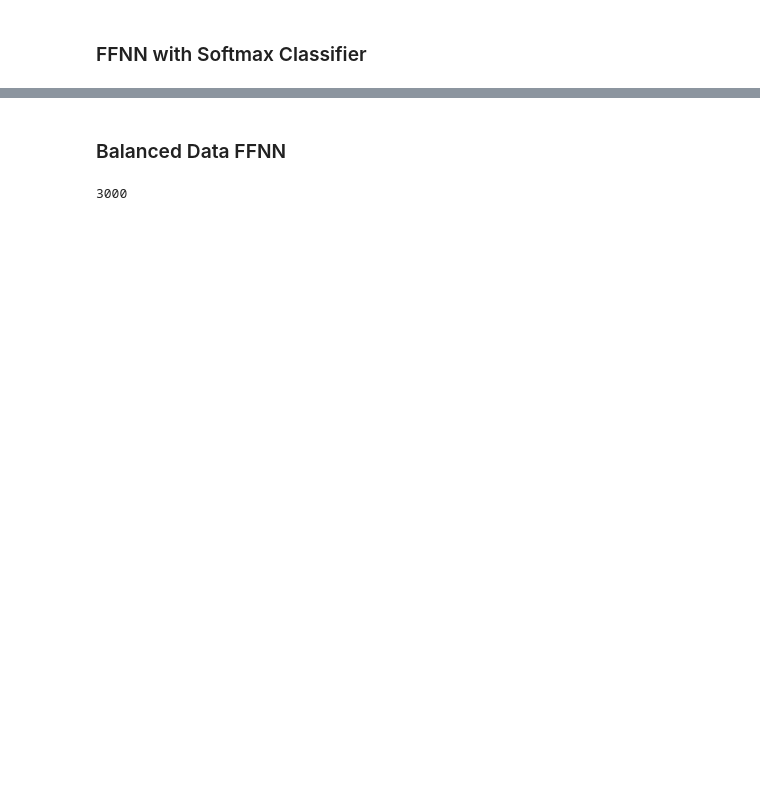
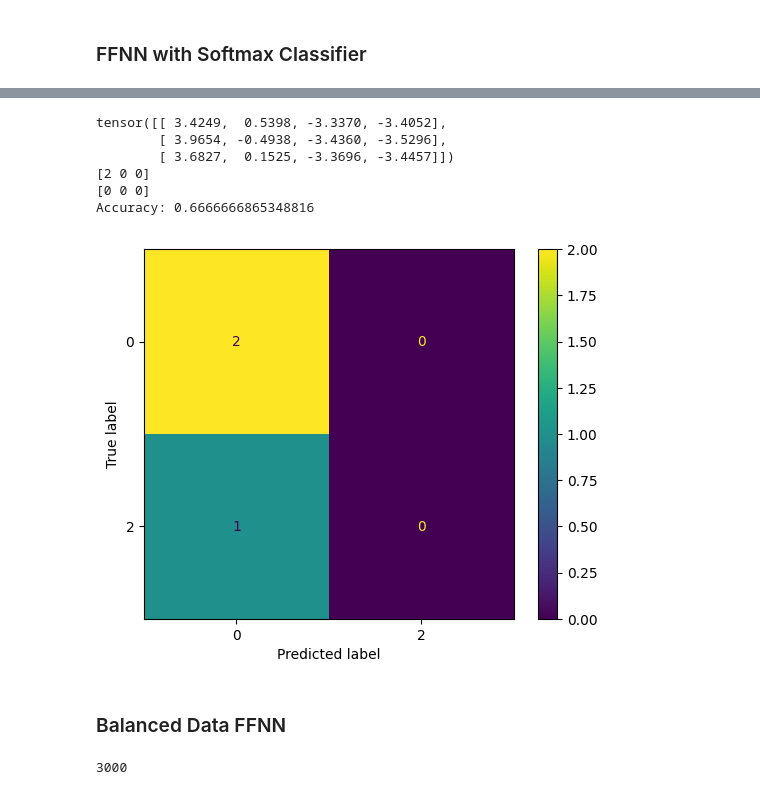
Before and after one commit to Floris93100/Blackjack-FFNN, a Jupyter notebook: src/FFNN_blackjack.ipynb, the cells around one changed output, grey strips where cells are left out. Cells and saved outputs as stored; diff of their text form; code cells hidden in the pictures; blank space fills up the shorter version.

Commit message:
linear classifier

```diff
--- a/src/FFNN_blackjack.ipynb
+++ b/src/FFNN_blackjack.ipynb
@@ -362,3 +362,13 @@ Last epoch loss: 6.191149586811661e-05
+# %%
+print_accuracy(model.predict_classifier(x_test), y_test)
+# %% [output]
+tensor([[ 3.4249,  0.5398, -3.3370, -3.4052],
+        [ 3.9654, -0.4938, -3.4360, -3.5296],
+        [ 3.6827,  0.1525, -3.3696, -3.4457]])
+[2 0 0]
+[0 0 0]
+Accuracy: 0.6666666865348816
+[figure, added]
 # %% [markdown]
 ### Balanced Data FFNN
 # %%
```
Also changed, not shown: parts of 13 cells of this notebook, 1 other file.
